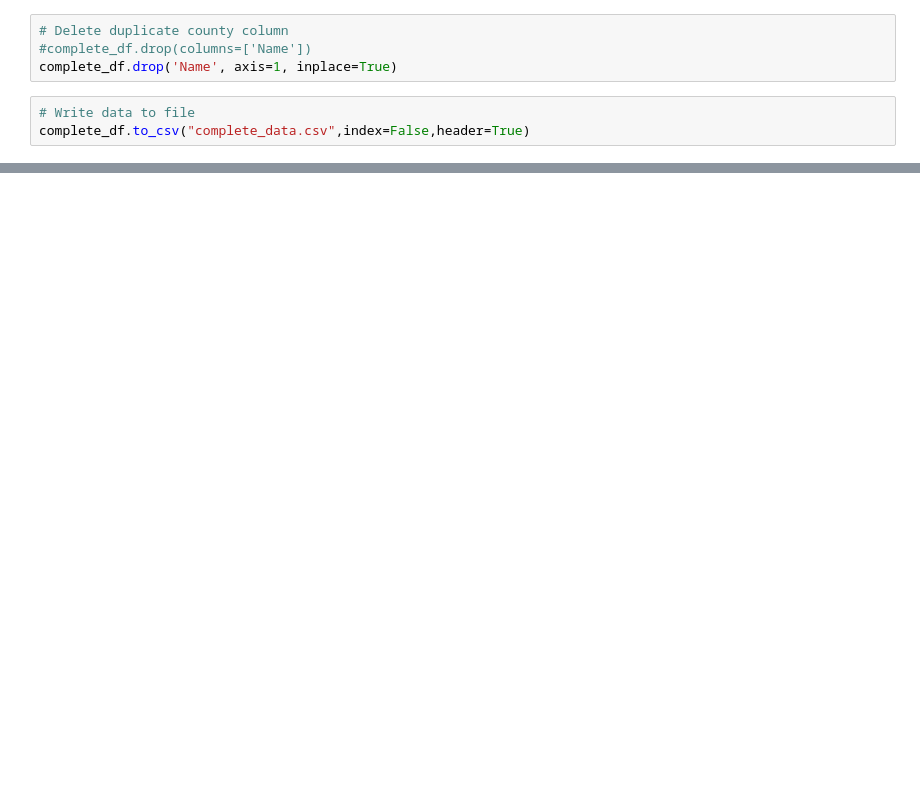
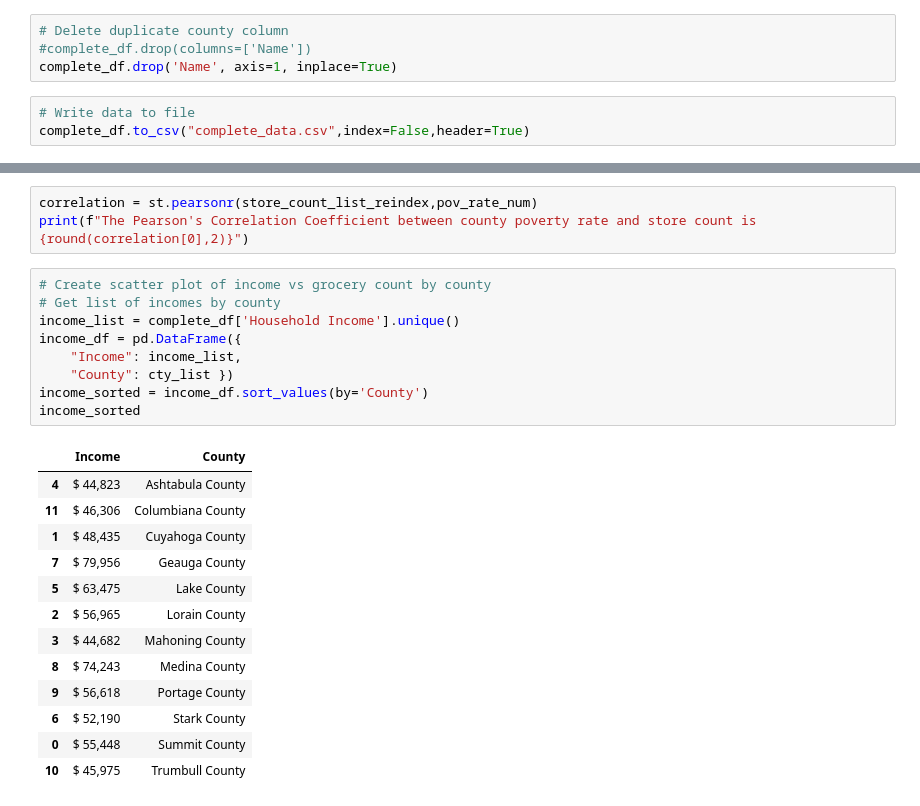
Before and after one commit to BenSnyder90/GroceryStoreAnalysis, a Jupyter notebook: storename_cleanup.ipynb, the cells around one changed output, grey strips where cells are left out. Saved outputs shown, nothing was run; the diff lists cells and outputs as text; blank space fills up the shorter version.

```diff
--- a/storename_cleanup.ipynb
+++ b/storename_cleanup.ipynb
@@ -520,0 +264,26 @@ plt.show()
+# %%
+correlation = st.pearsonr(store_count_list_reindex,pov_rate_num)
+print(f"The Pearson's Correlation Coefficient between county poverty rate and store count is {round(correlation[0],2)}")
+# %%
+# Create scatter plot of income vs grocery count by county
+# Get list of incomes by county
+income_list = complete_df['Household Income'].unique()
+income_df = pd.DataFrame({
+    "Income": income_list,
+    "County": cty_list })
+income_sorted = income_df.sort_values(by='County')
+income_sorted
+# %% [output]
+|  | Income | County |
+| 4 | $ 44,823 | Ashtabula County |
+| 11 | $ 46,306 | Columbiana County |
+| 1 | $ 48,435 | Cuyahoga County |
+| 7 | $ 79,956 | Geauga County |
+| 5 | $ 63,475 | Lake County |
+| 2 | $ 56,965 | Lorain County |
+| 3 | $ 44,682 | Mahoning County |
+| 8 | $ 74,243 | Medina County |
+| 9 | $ 56,618 | Portage County |
+| 6 | $ 52,190 | Stark County |
+| 0 | $ 55,448 | Summit County |
+| 10 | $ 45,975 | Trumbull County |
```
Also changed, not shown: parts of 34 cells of this notebook.
